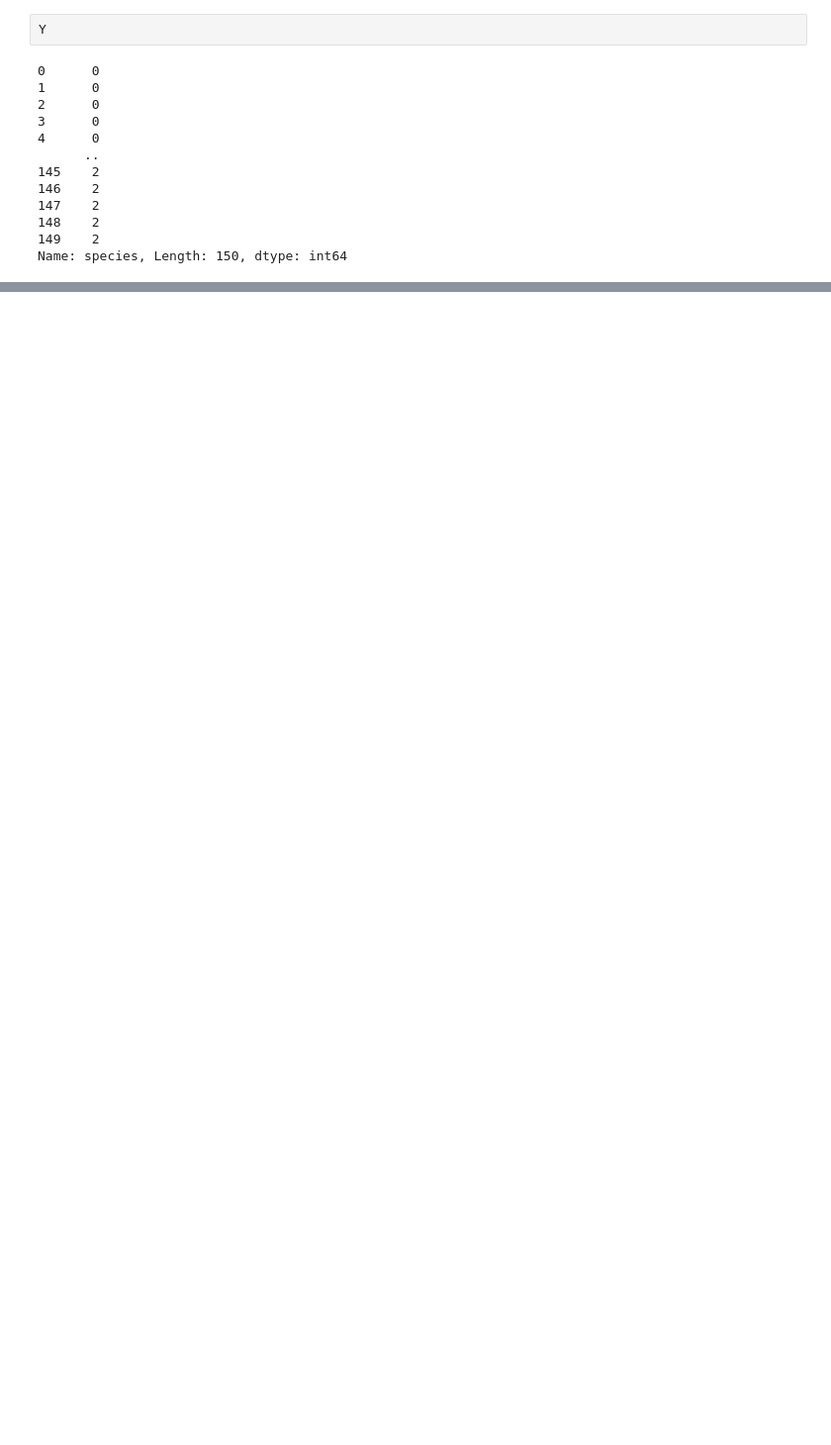
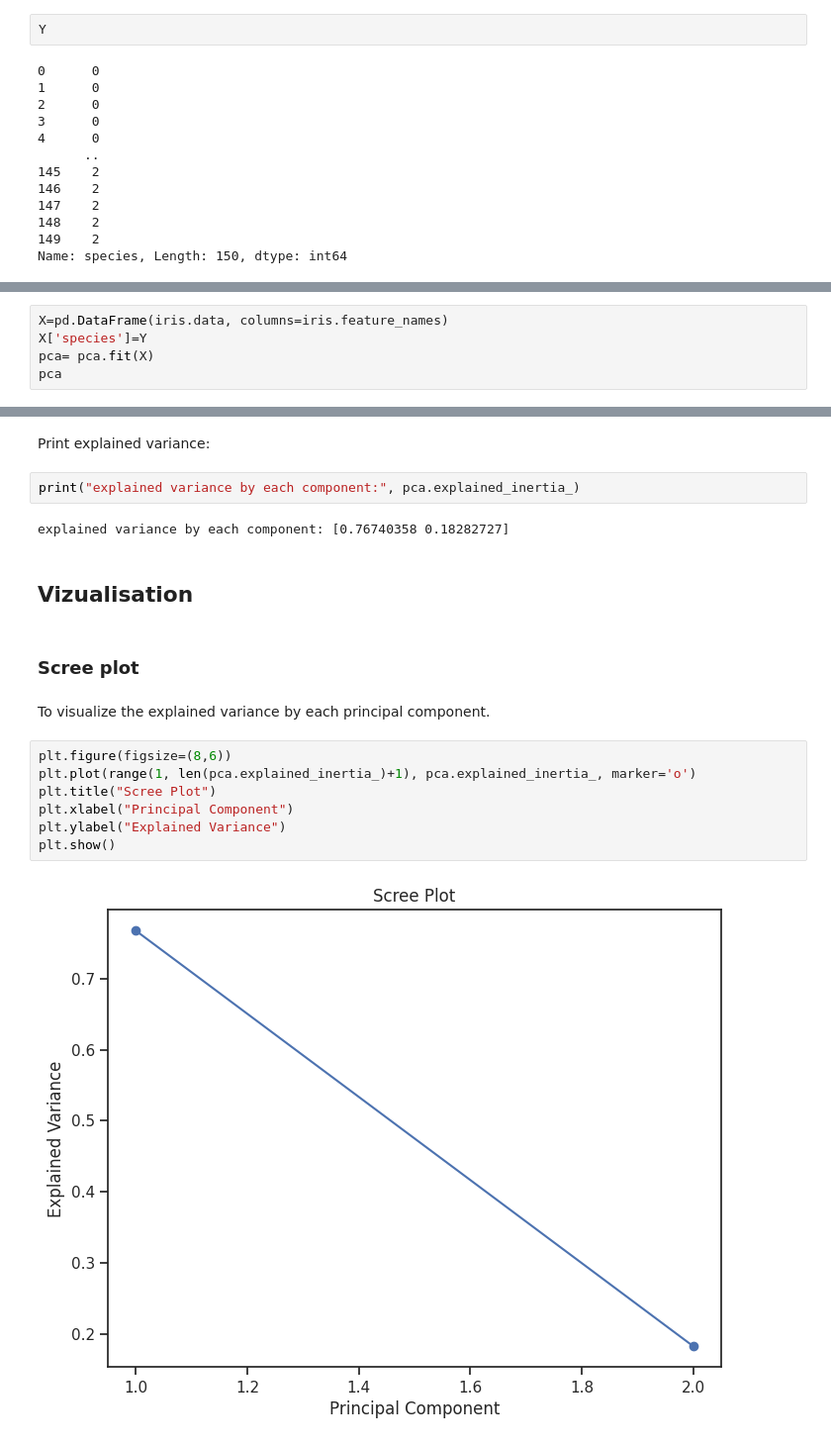
Before and after one commit to Welkomm/Data_Analysis, a Jupyter notebook: Analysis/PCA.ipynb, the cells around one changed output, grey strips where cells are left out. Shown at 99% size. Cells and saved outputs as stored; diff of their text form; blank space fills up the shorter version.

```diff
--- a/Analysis/PCA.ipynb
+++ b/Analysis/PCA.ipynb
@@ -79,0 +131,5 @@ X
+# %%
+X=pd.DataFrame(iris.data, columns=iris.feature_names)
+X['species']=Y
+pca= pca.fit(X)
+pca
@@ -79,0 +152,21 @@ X
+# %% [markdown]
+Print explained variance:
+# %%
+print("explained variance by each component:", pca.explained_inertia_)
+# %% [output]
+explained variance by each component: [0.76740358 0.18282727]
+# %% [markdown]
+## Vizualisation
+# %% [markdown]
+### Scree plot
+# %% [markdown]
+To visualize the explained variance by each principal component.
+# %%
+plt.figure(figsize=(8,6))
+plt.plot(range(1, len(pca.explained_inertia_)+1), pca.explained_inertia_, marker='o')
+plt.title("Scree Plot")
+plt.xlabel("Principal Component")
+plt.ylabel("Explained Variance")
+plt.show()
+# %% [output]
+[figure, added]
```
Also changed, not shown: parts of 37 cells of this notebook.
